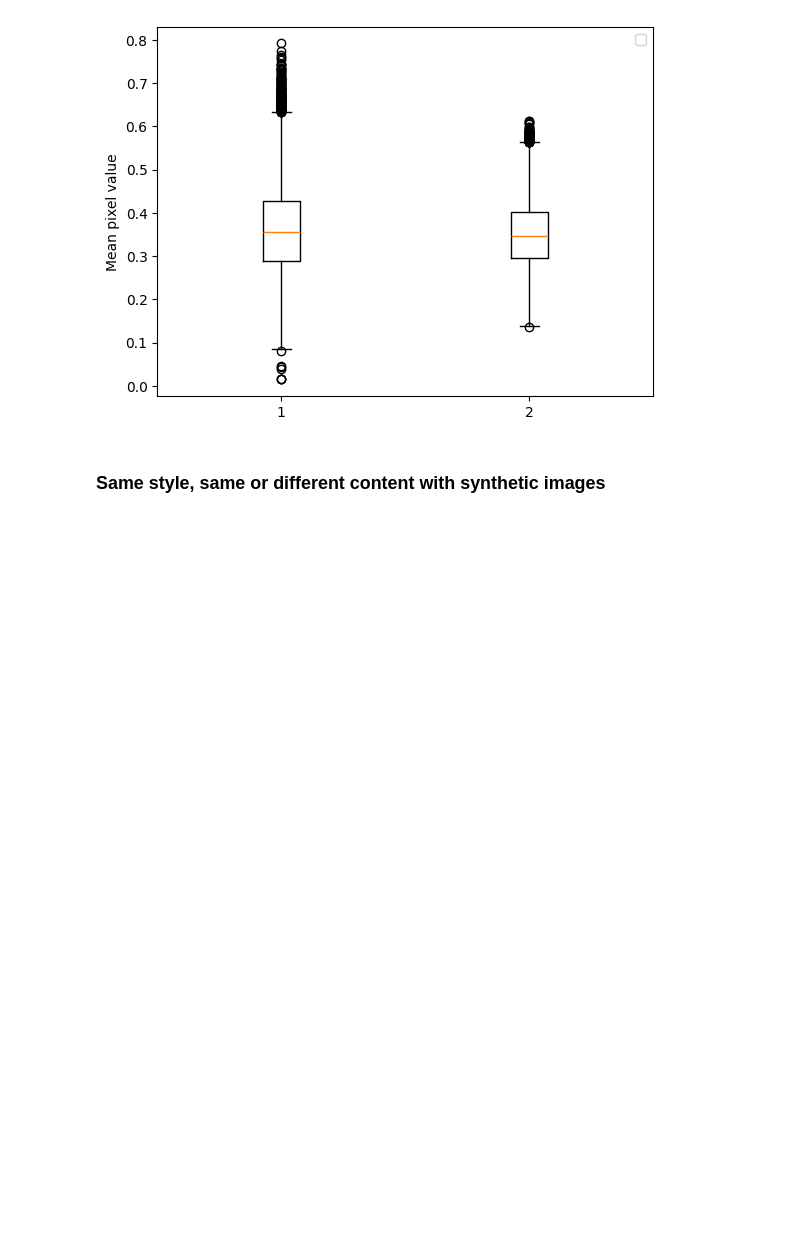
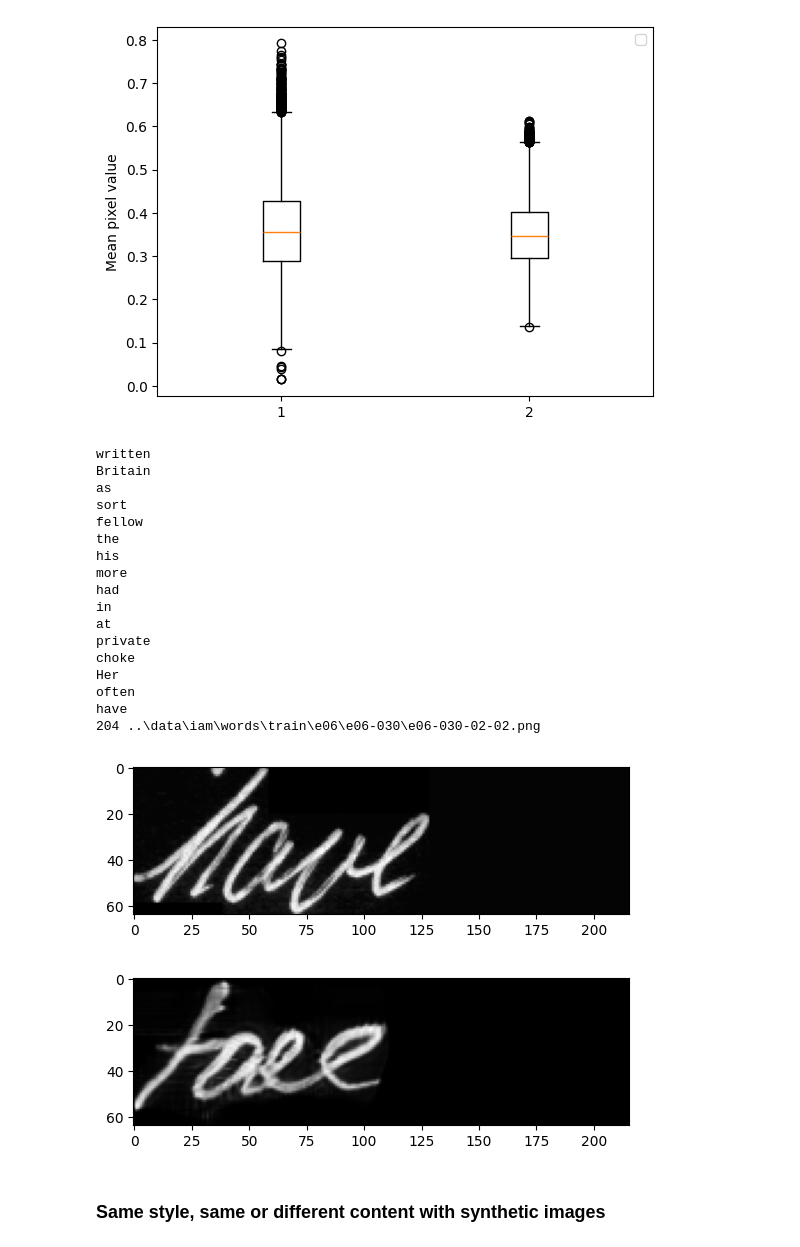
Before and after one commit to Lisa-dk/self-supervised-htr, a Jupyter notebook: small_experiments/style_exp.ipynb, the cells around one changed output. Drawn from its saved outputs; the diff is of its cells as text; code cells hidden in the pictures; blank space fills up the shorter version.

```diff
--- a/small_experiments/style_exp.ipynb
+++ b/small_experiments/style_exp.ipynb
@@ -233,6 +233,53 @@ def get_nonesense_label(word_len):
 
     nonesense_label = random.choices(charset_base, weights=char_weights, k=word_len)
     return ''.join(nonesense_label)
+# %%
+img_idx = np.random.randint(len(data_train.img_paths))
+img, gen_input, gt_label, wid, _ = data_train.__getitem__(img_idx)
+
+dec_lab = tokenizer.decode(gt_label)
+while dec_lab != "have" :
+    img_idx = np.random.randint(len(data_train.img_paths))
+    img, gen_input, gt_label, wid, img_path = data_train.__getitem__(img_idx)
+
+    dec_lab = tokenizer.decode(gt_label)
+    print(dec_lab)
+
+print(wid, img_path)
+plt.imshow(img[0], cmap='gray')
+plt.show()
+
+label = torch.from_numpy(np.array(tokenizer.encode("taee"))).cuda().long()
+label = torch.nn.functional.one_hot(label, 56).float()
+
+gen_input = torch.from_numpy(gen_input).squeeze(1).unsqueeze(0).cuda()
+
+synth_img = gen_model(gen_input, label.unsqueeze(0))
+synth_img = synth_img.detach().cpu().numpy()
+
+plt.imshow(synth_img[0][0], cmap='gray')
+cv2.imwrite('./ex_img.png', 255 - (((synth_img[0][0] * 0.5) + 0.5) * 255))
+plt.show()
+# %% [output]
+written
+Britain
+as
+sort
+fellow
+the
+his
+more
+had
+in
+at
+private
+choke
+Her
+often
+have
+204 ..\data\iam\words\train\e06\e06-030\e06-030-02-02.png
+[figure, added]
+[figure, added]
 # %% [markdown]
 ### Same style, same or different content with synthetic images
 # %%
```
Also changed, not shown: parts of 1 cell of this notebook.
